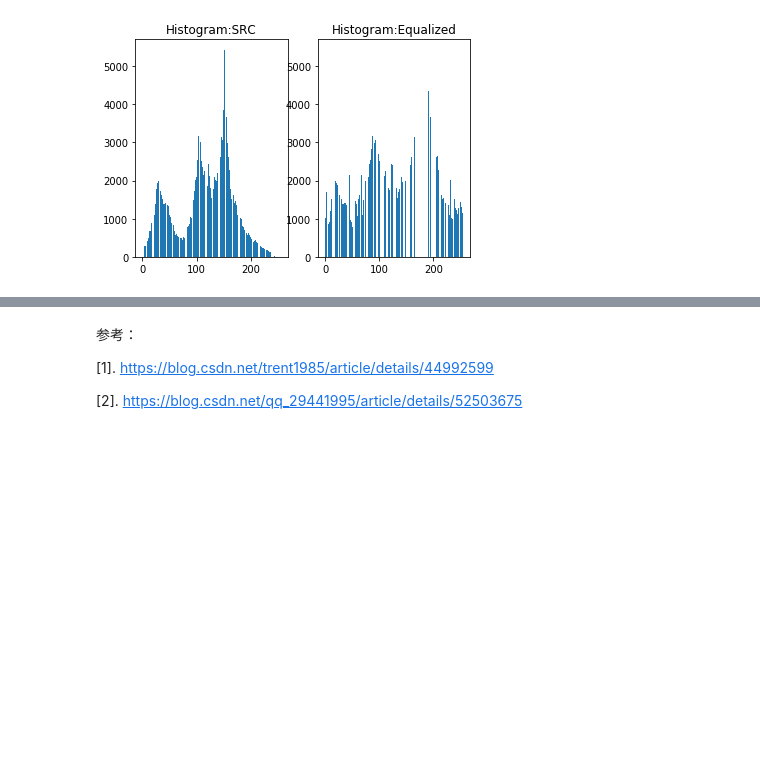
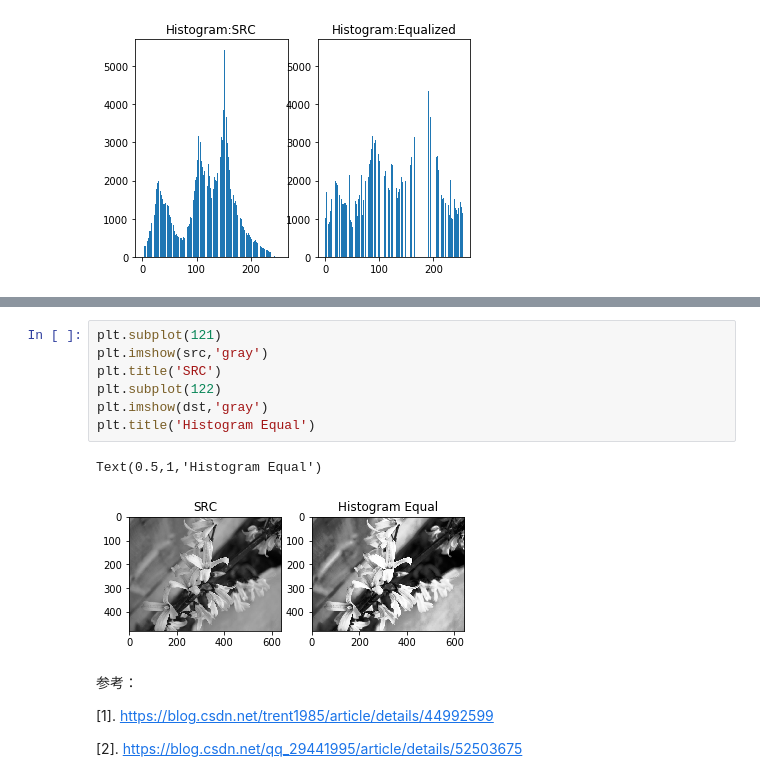
Before and after one commit to juxiangwu/image-processing, a Jupyter notebook: 数字图像处理/2.30直方图均衡化.ipynb, the cells around one changed output, grey strips where cells are left out. Cells and saved outputs as stored; diff of their text form; blank space fills up the shorter version.

```diff
--- a/数字图像处理/2.30直方图均衡化.ipynb
+++ b/数字图像处理/2.30直方图均衡化.ipynb
@@ -68,3 +93,13 @@ Text(0.5,1,'Histogram:Equalized')
+# %%
+plt.subplot(121)
+plt.imshow(src,'gray')
+plt.title('SRC')
+plt.subplot(122)
+plt.imshow(dst,'gray')
+plt.title('Histogram Equal')
+# %% [output]
+Text(0.5,1,'Histogram Equal')
+[figure, added]
 # %% [markdown]
 参考：
 
```
Also changed, not shown: parts of 4 cells of this notebook, 11 other files.
